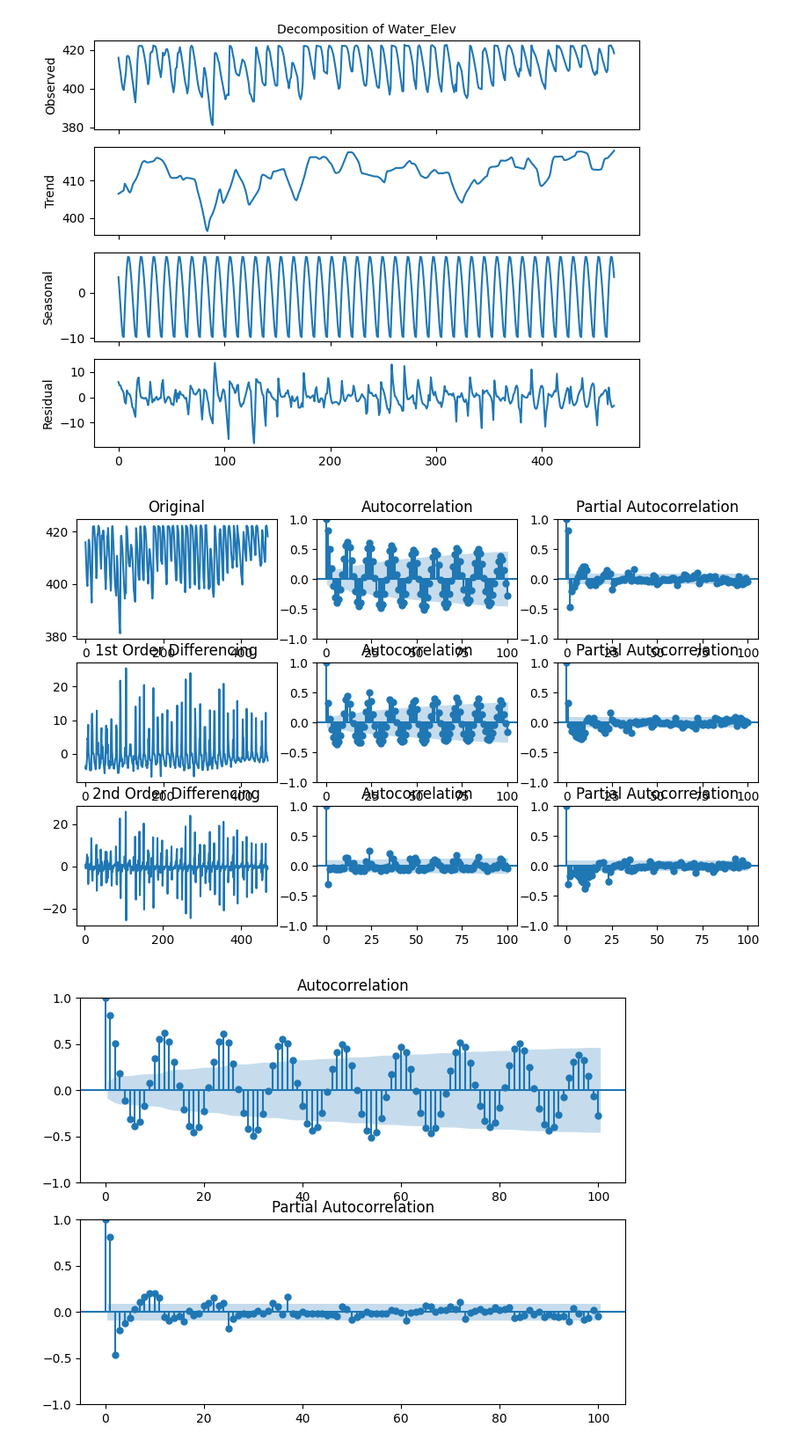
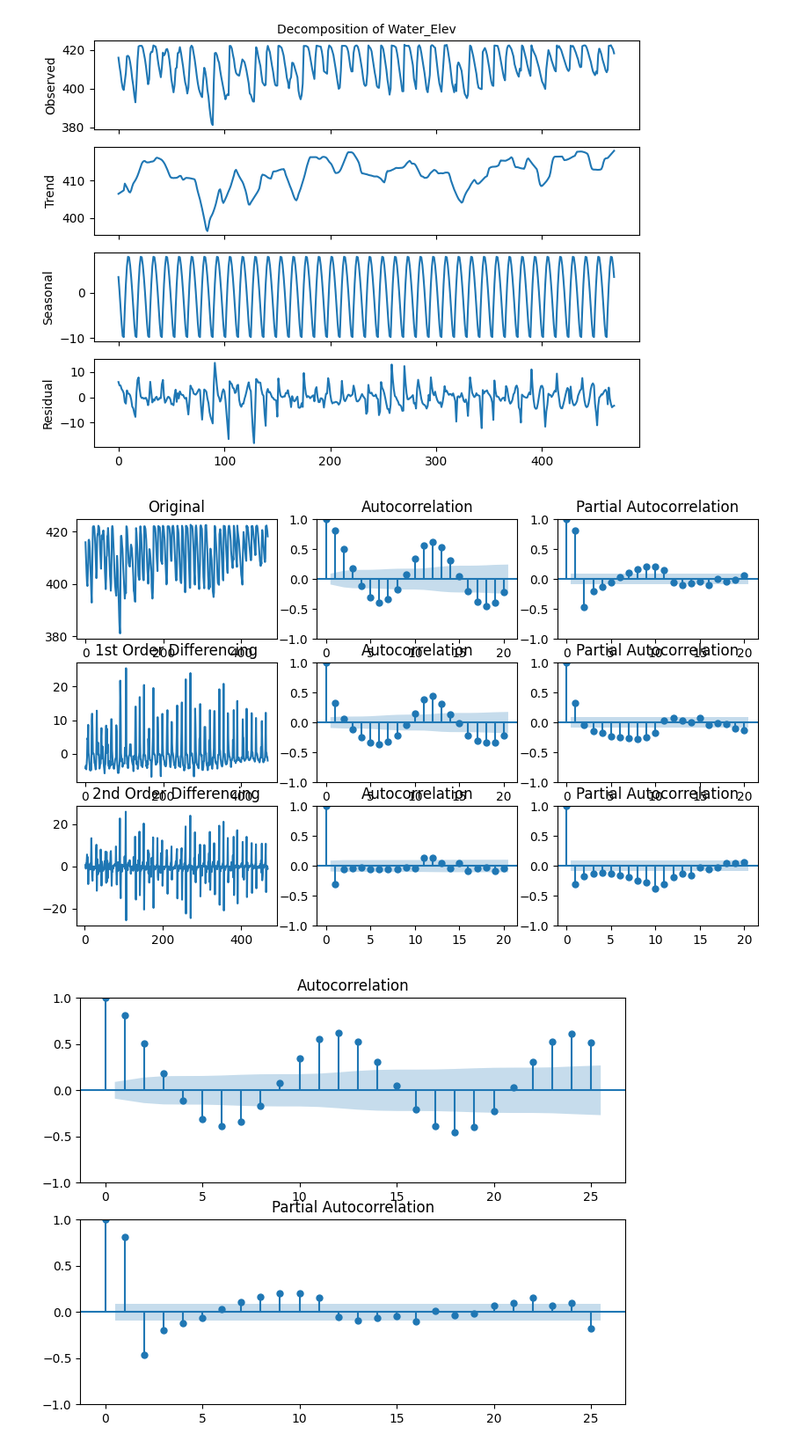
Before and after one commit to liangchow/time-series-reservoir-water-level, a Jupyter notebook: reservoir.ipynb, the cells around one changed output. Shown at 88% size. Cells and saved outputs as stored; diff of their text form; code cells hidden in the pictures.

```diff
--- a/reservoir.ipynb
+++ b/reservoir.ipynb
@@ -229,33 +229,33 @@ fig, ax = plt.subplots(nrows=3, ncols=3, figsize=(10,6))
 
 ax[0, 0].plot(dfs_mo["Water_Elev"])
 ax[0, 0].set_title('Original')
-plot_acf(dfs_mo["Water_Elev"], lags=100, ax=ax[0, 1])
-plot_pacf(dfs_mo['Water_Elev'], lags=100, ax=ax[0,2])
+plot_acf(dfs_mo["Water_Elev"], lags=20, ax=ax[0, 1])
+plot_pacf(dfs_mo['Water_Elev'], lags=20, ax=ax[0,2])
 
 # 1st Differencing
 ax[1, 0].plot(dfs_mo["Water_Elev"].diff())
 ax[1, 0].set_title('1st Order Differencing')
-plot_acf(dfs_mo["Water_Elev"].diff().dropna(), lags=100, ax=ax[1, 1])
-plot_pacf(dfs_mo["Water_Elev"].diff().dropna(), lags=100, ax=ax[1, 2])
+plot_acf(dfs_mo["Water_Elev"].diff().dropna(), lags=20, ax=ax[1, 1])
+plot_pacf(dfs_mo["Water_Elev"].diff().dropna(), lags=20, ax=ax[1, 2])
 
 # 2nd Differencing
 ax[2, 0].plot(dfs_mo["Water_Elev"].diff().diff())
 ax[2, 0].set_title('2nd Order Differencing')
-plot_acf(dfs_mo["Water_Elev"].diff().diff().dropna(), lags=100, ax=ax[2, 1])
-plot_pacf(dfs_mo["Water_Elev"].diff().diff().dropna(), lags=100, ax=ax[2, 2])
+plot_acf(dfs_mo["Water_Elev"].diff().diff().dropna(), lags=20, ax=ax[2, 1])
+plot_pacf(dfs_mo["Water_Elev"].diff().diff().dropna(), lags=20, ax=ax[2, 2])
 
 plt.show()
 # %% [output]
-[figure, old version]
+[figure, new version]
 # %%
 from statsmodels.graphics.tsaplots import plot_acf
 from statsmodels.graphics.tsaplots import plot_pacf
 
 fig, ax = plt.subplots(nrows=2, ncols=1, figsize=(8,6))
 
-plot_acf(dfs_mo['Water_Elev'], lags=100, ax=ax[0])
-plot_pacf(dfs_mo['Water_Elev'], lags=100, ax=ax[1])
+plot_acf(dfs_mo['Water_Elev'], lags=25, ax=ax[0])
+plot_pacf(dfs_mo['Water_Elev'], lags=25, ax=ax[1])
 
 plt.show()
 # %% [output]
-[figure, old version]
+[figure, new version]
```
